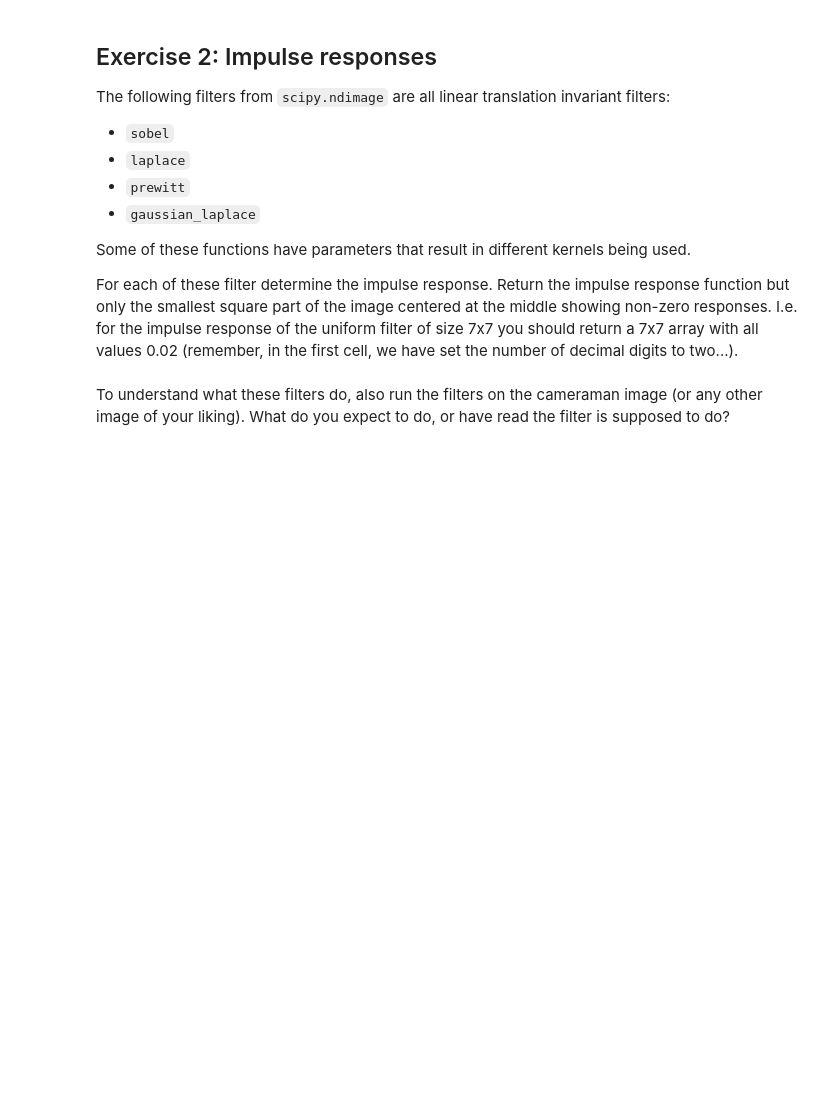
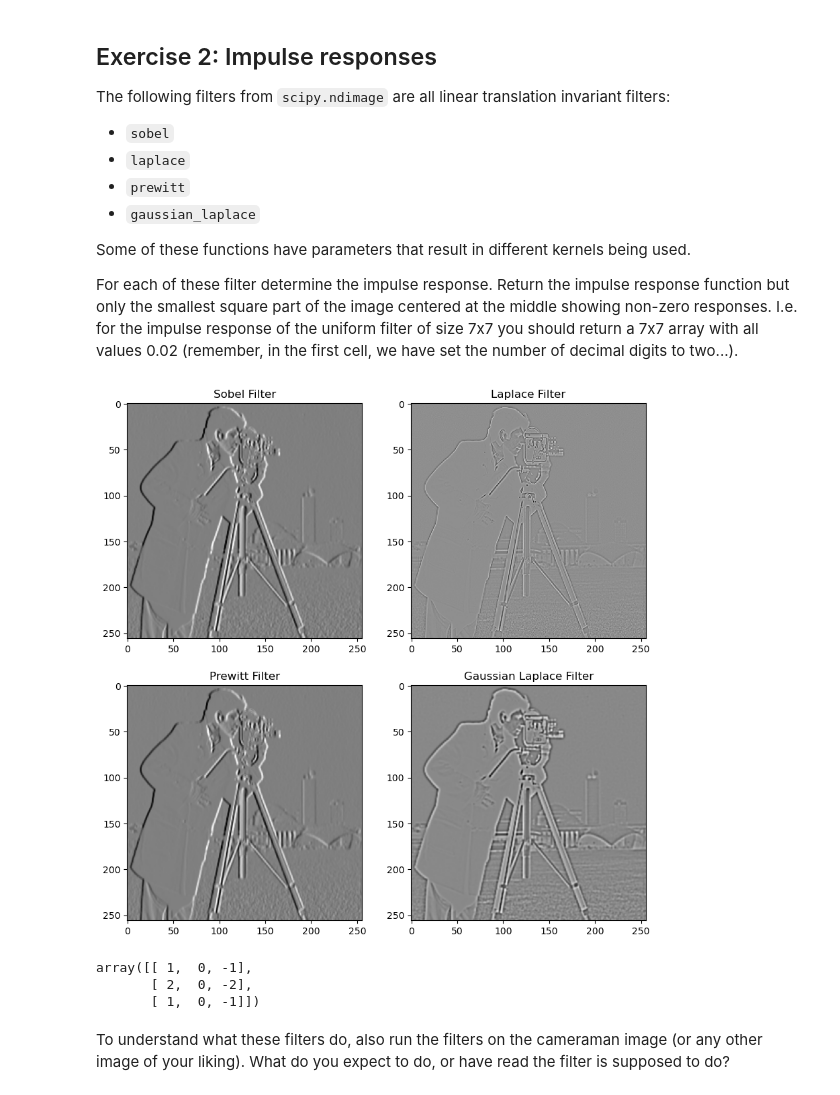
Before and after one commit to Knoerdin/huiswerk_gijs_nordin, a Jupyter notebook: icv/Week03/3_convolutions_and_local_structure.ipynb, the cells around one changed output. Drawn from its saved outputs; the diff is of its cells as text; code cells hidden in the pictures; blank space fills up the shorter version.

```diff
--- a/icv/Week03/3_convolutions_and_local_structure.ipynb
+++ b/icv/Week03/3_convolutions_and_local_structure.ipynb
@@ -90,21 +127,42 @@ I.e. for the impulse response of the uniform filter of size 7x7 you should retur
 # %%
 from scipy.ndimage import sobel, laplace, prewitt, gaussian_laplace
 
-def sobel_filter():
+def sobel_filter(image=Fcam):
     ### YOUR CODE HERE
-    raise NotImplementedError
+    filtered_array = sobel(image)
+    return filtered_array
 
-def laplace_filter():
+def laplace_filter(image=Fcam):
     ### YOUR CODE HERE
-    raise NotImplementedError
+    filtered_array = laplace(image)
+    return filtered_array
 
-def prewitt_filter():
+def prewitt_filter(image=Fcam):
     ### YOUR CODE HERE
-    raise NotImplementedError
+    filtered_array = prewitt(image)
+    return filtered_array
 
-def gaussian_laplace_filter():
+def gaussian_laplace_filter(image=Fcam):
     ### YOUR CODE HERE
-    raise NotImplementedError
+    filtered_array = gaussian_laplace(image, sigma=1)
+    return filtered_array
+
+
+fig, axs = plt.subplots(2, 2, figsize=(10, 10))
+axs[0, 0].imshow(sobel_filter(), cmap='gray')
+axs[0, 0].set_title('Sobel Filter')
+axs[0, 1].imshow(laplace_filter(), cmap='gray')
+axs[0, 1].set_title('Laplace Filter')
+axs[1, 0].imshow(prewitt_filter(), cmap='gray')
+axs[1, 0].set_title('Prewitt Filter')
+axs[1, 1].imshow(gaussian_laplace_filter(), cmap='gray')
+axs[1, 1].set_title('Gaussian Laplace Filter')
+plt.show()
+# %% [output]
+[figure, added]
+array([[ 1,  0, -1],
+       [ 2,  0, -2],
+       [ 1,  0, -1]])
 # %% [markdown]
 To understand what these filters do, also run the filters on the cameraman image (or any other image of your liking). What do you expect to do, or have read the filter is supposed to do?
 # %% [markdown]
```
Also changed, not shown: parts of 6 cells of this notebook, 1 other file.
